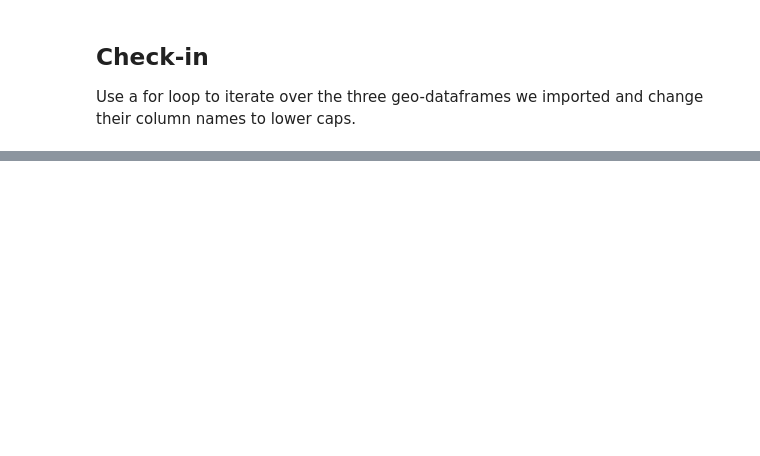
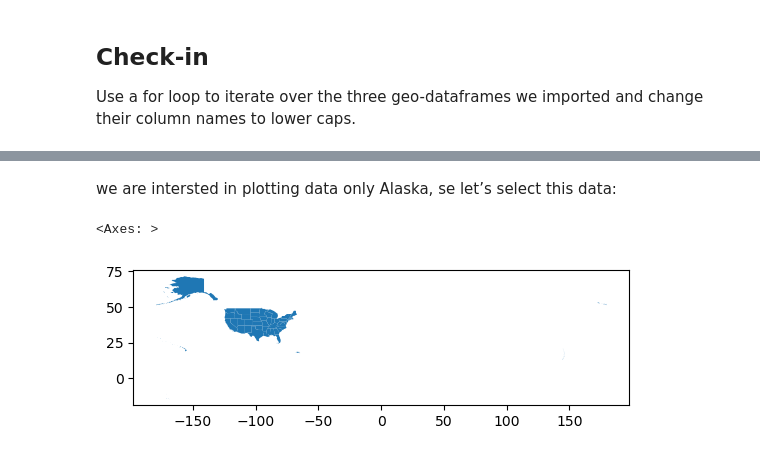
Before and after one commit to kylienewcomer/eds220-2025-in-class, a Jupyter notebook: week7-clipping-STUDENTS.ipynb, the cells around one changed output, grey strips where cells are left out. Drawn from its saved outputs; the diff is of its cells as text; code cells hidden in the pictures; blank space fills up the shorter version.

```diff
--- a/week7-clipping-STUDENTS.ipynb
+++ b/week7-clipping-STUDENTS.ipynb
@@ -56,0 +65,7 @@ Use a for loop to iterate over the three geo-dataframes we imported and change t
+# %% [markdown]
+we are intersted in plotting data only Alaska, se let’s select this data:
+# %%
+states.plot()
+# %% [output]
+<Axes: >
+[figure, added]
```
Also changed, not shown: parts of 37 cells of this notebook.
